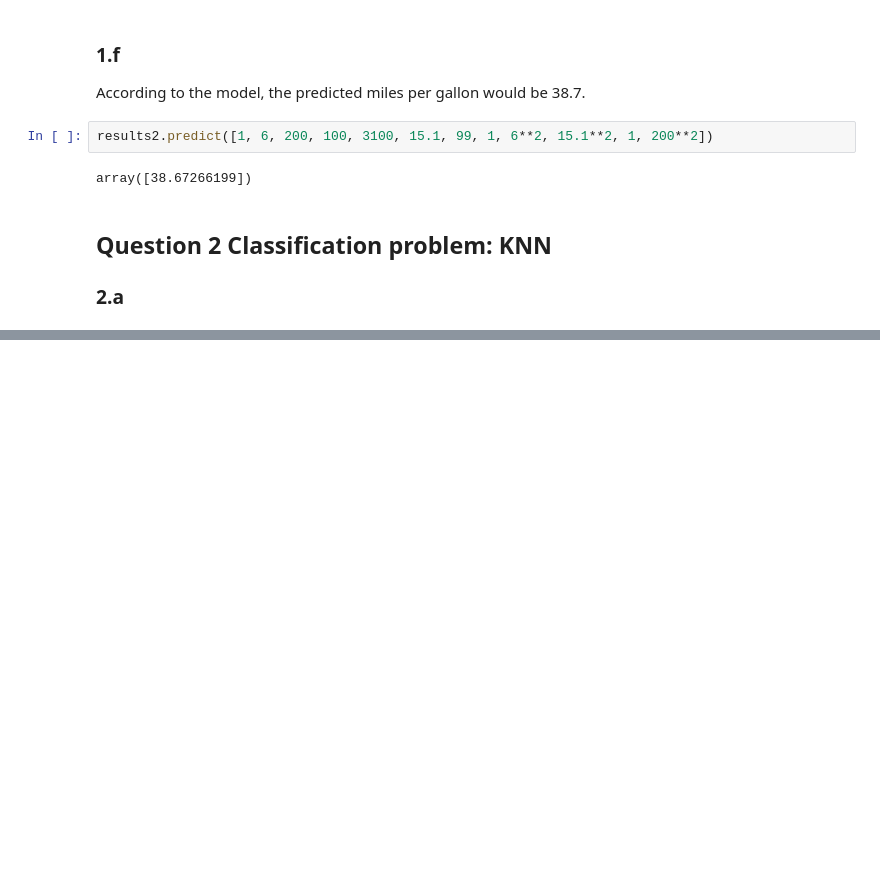
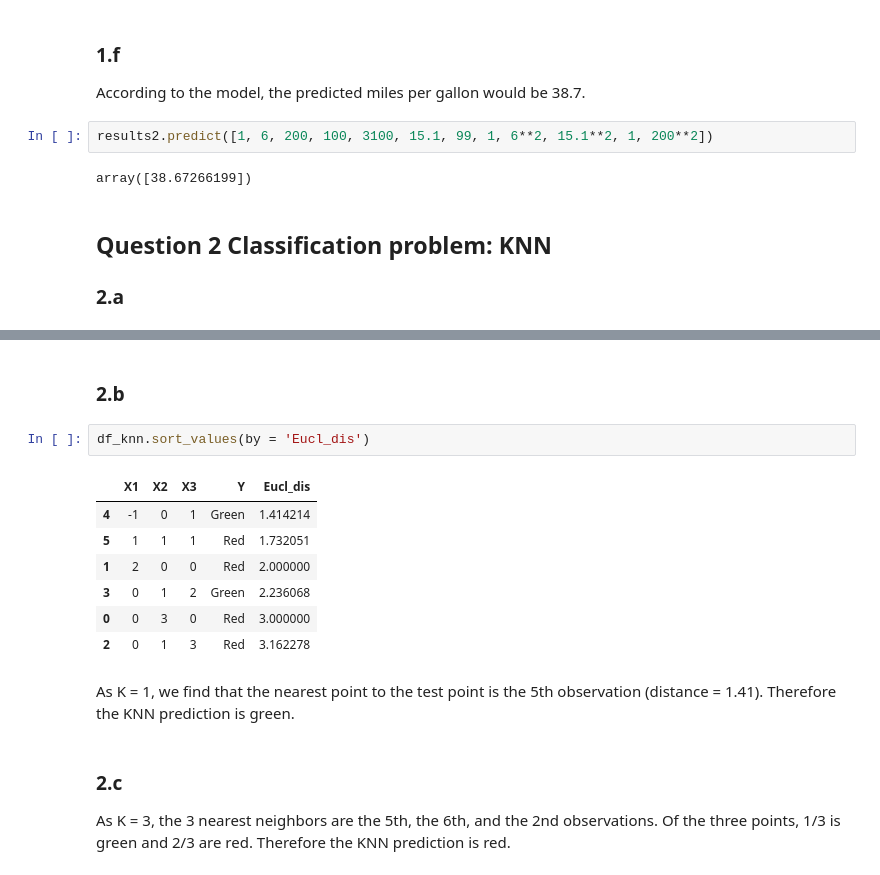
Before and after one commit to UC-MACSS/persp-model-econ_W19, a Jupyter notebook: ProblemSets/PS6/PS6.ipynb, the cells around one changed output, grey strips where cells are left out. Saved outputs shown, nothing was run; the diff lists cells and outputs as text; blank space fills up the shorter version.

```diff
--- a/ProblemSets/PS6/PS6.ipynb
+++ b/ProblemSets/PS6/PS6.ipynb
@@ -121,0 +139,17 @@ array([38.67266199])
+# %% [markdown]
+### 2.b
+# %%
+df_knn.sort_values(by = 'Eucl_dis')
+# %% [output]
+|  | X1 | X2 | X3 | Y | Eucl_dis |
+| 4 | -1 | 0 | 1 | Green | 1.414214 |
+| 5 | 1 | 1 | 1 | Red | 1.732051 |
+| 1 | 2 | 0 | 0 | Red | 2.000000 |
+| 3 | 0 | 1 | 2 | Green | 2.236068 |
+| 0 | 0 | 3 | 0 | Red | 3.000000 |
+| 2 | 0 | 1 | 3 | Red | 3.162278 |
+# %% [markdown]
+As K = 1, we find that the nearest point to the test point is the 5th observation (distance = 1.41). Therefore the KNN prediction is green.
+# %% [markdown]
+### 2.c
+As K = 3, the 3 nearest neighbors are the 5th, the 6th, and the 2nd observations. Of the three points, 1/3 is green and 2/3 are red. Therefore the KNN prediction is red.
```
Also changed, not shown: parts of 21 cells of this notebook.
